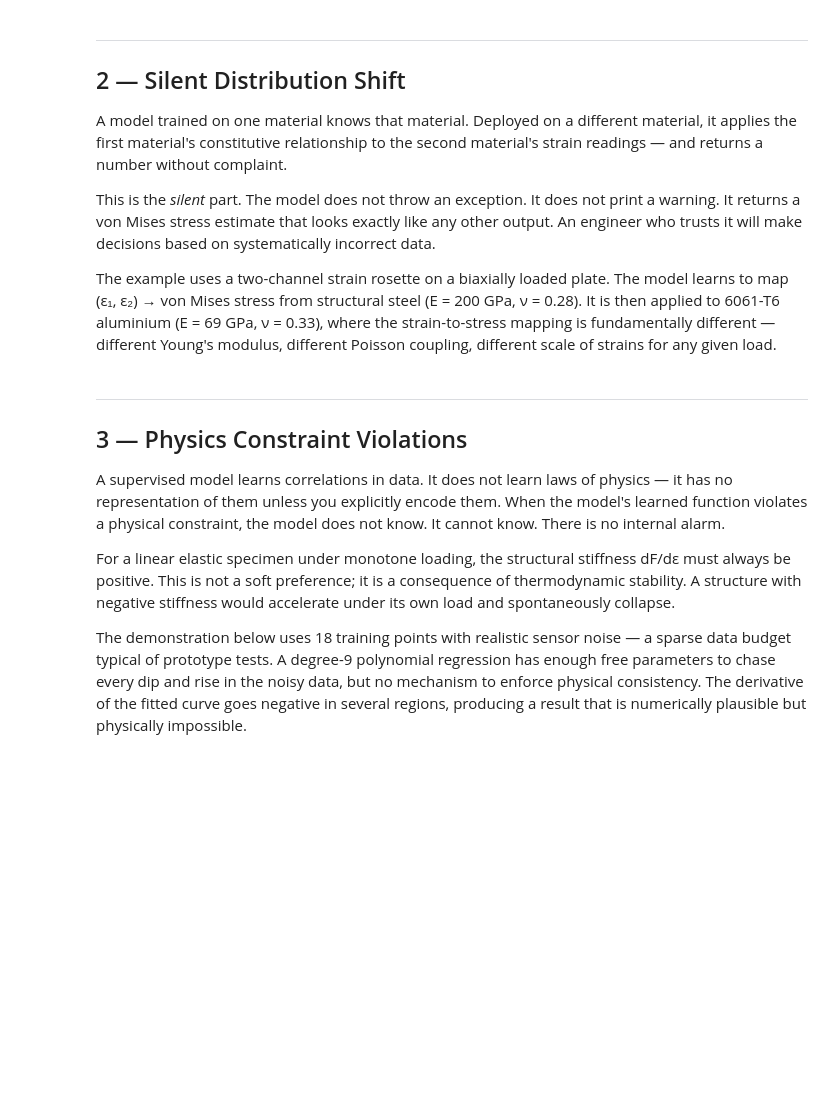
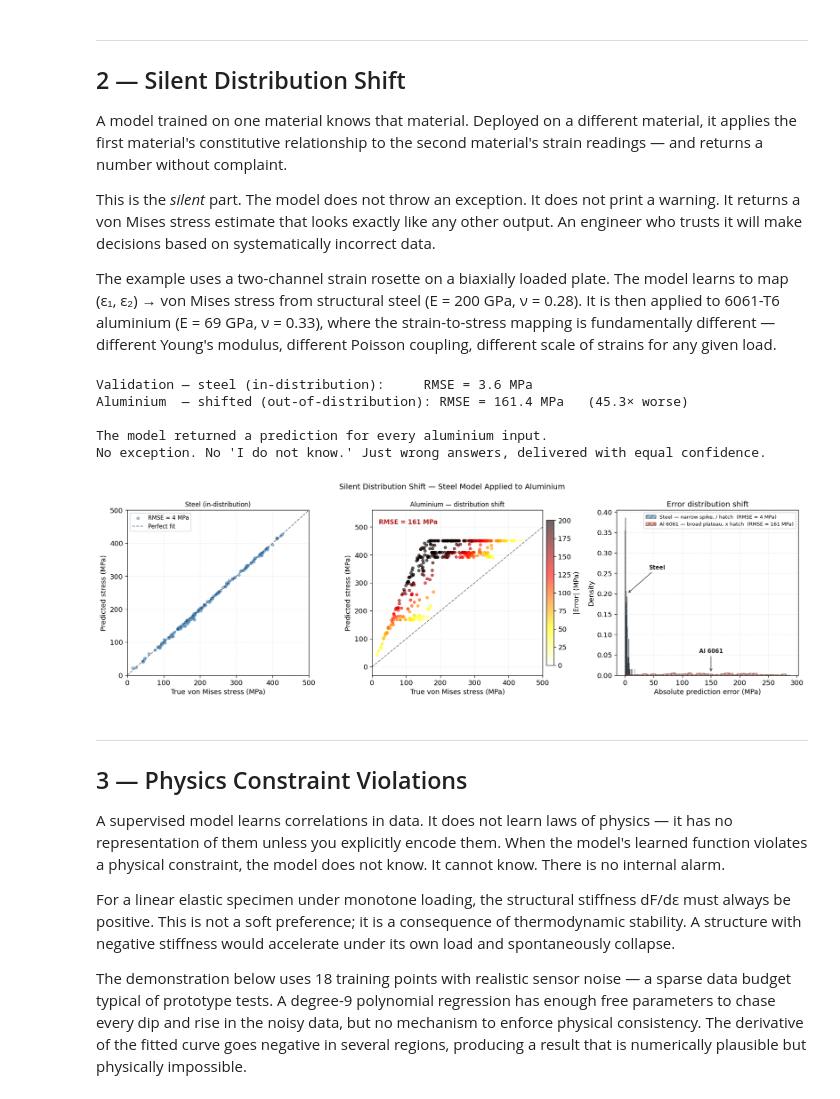
Before and after one commit to mike-bower/modern-strain-gage-technology-notebooks, a Jupyter notebook: notebooks/ch64_what_ai_cannot_do.ipynb, the cells around one changed output. Saved outputs shown, nothing was run; the diff lists cells and outputs as text; code cells hidden in the pictures; blank space fills up the shorter version.

```diff
--- a/notebooks/ch64_what_ai_cannot_do.ipynb
+++ b/notebooks/ch64_what_ai_cannot_do.ipynb
@@ -202,40 +209,59 @@ lim = [0, 500]
 ax = axes[0]
 ax.scatter(y_val, val_pred, color='steelblue', s=18, alpha=0.5,
            label=f'RMSE = {val_rmse:.0f} MPa')
 ax.plot(lim, lim, 'k--', lw=1.2, alpha=0.5, label='Perfect fit')
 ax.set_xlabel('True von Mises stress (MPa)')
 ax.set_ylabel('Predicted stress (MPa)')
 ax.set_title('Steel (in-distribution)', fontsize=10)
 ax.set_xlim(lim); ax.set_ylim(lim)
 ax.legend(fontsize=9); ax.grid(True, linestyle=':', alpha=0.4)
 
 # Panel 2: aluminium — colour encodes error to show heterogeneous failure
 ax = axes[1]
 alum_err = np.abs(alum_pred - y_alum)
 sc = ax.scatter(y_alum, alum_pred, c=alum_err, cmap='hot_r', s=18, alpha=0.6,
                 vmin=0, vmax=200)
 ax.plot(lim, lim, 'k--', lw=1.2, alpha=0.5, label='Perfect fit')
 ax.set_xlabel('True von Mises stress (MPa)')
 ax.set_ylabel('Predicted stress (MPa)')
 ax.set_title('Aluminium — distribution shift', fontsize=10)
 ax.set_xlim(lim); ax.set_ylim([-30, 560])
-ax.text(20, 510, f'RMSE = {alum_rmse:.0f} MPa', fontsize=10, color='tomato', fontweight='bold')
+ax.text(20, 510, f'RMSE = {alum_rmse:.0f} MPa', fontsize=10, color='firebrick', fontweight='bold')
 ax.grid(True, linestyle=':', alpha=0.4)
 plt.colorbar(sc, ax=axes[1], label='|Error| (MPa)', fraction=0.04, pad=0.02)
 
-# Panel 3: error histograms
-axes[2].hist(np.abs(val_pred  - y_val),  bins=40, alpha=0.65, color='steelblue',
-             density=True, label=f'Steel  (RMSE = {val_rmse:.0f} MPa)')
-axes[2].hist(np.abs(alum_pred - y_alum), bins=40, alpha=0.65, color='tomato',
-             density=True, label=f'Al 6061 (RMSE = {alum_rmse:.0f} MPa)')
+# Panel 3: error histograms. The two distributions overlap, so each one is
+# hatched and labelled in place — colour alone would vanish in a black-and-
+# white printing of the book.
+err_steel = np.abs(val_pred  - y_val)
+err_alum  = np.abs(alum_pred - y_alum)
+axes[2].hist(err_steel, bins=40, density=True, facecolor='steelblue', alpha=0.55,
+             hatch='///', edgecolor='0.15', linewidth=0.8,
+             label=f'Steel — narrow spike, / hatch  (RMSE = {val_rmse:.0f} MPa)')
+axes[2].hist(err_alum, bins=40, density=True, facecolor='tomato', alpha=0.55,
+             hatch='xxx', edgecolor='0.15', linewidth=0.8,
+             label=f'Al 6061 — broad plateau, x hatch  (RMSE = {alum_rmse:.0f} MPa)')
 axes[2].set_xlabel('Absolute prediction error (MPa)')
 axes[2].set_ylabel('Density')
 axes[2].set_title('Error distribution shift')
-axes[2].legend(fontsize=9); axes[2].grid(True, linestyle=':', alpha=0.4)
+axes[2].annotate('Steel', xy=(4, 0.20), xytext=(42, 0.26), fontsize=9,
+                 color='0.15', fontweight='bold',
+                 arrowprops=dict(arrowstyle='->', color='0.25', lw=1.0))
+axes[2].annotate('Al 6061', xy=(150, 0.006), xytext=(150, 0.055), fontsize=9,
+                 color='0.15', fontweight='bold', ha='center',
+                 arrowprops=dict(arrowstyle='->', color='0.25', lw=1.0))
+axes[2].legend(fontsize=8); axes[2].grid(True, linestyle=':', alpha=0.4)
 
 plt.tight_layout()
 plt.savefig(OUT_DIR / 'fig64_nb2_distribution_shift.png', bbox_inches='tight', dpi=150)
 plt.show()
+# %% [output]
+Validation — steel (in-distribution):     RMSE = 3.6 MPa
+Aluminium  — shifted (out-of-distribution): RMSE = 161.4 MPa   (45.3× worse)
+
+The model returned a prediction for every aluminium input.
+No exception. No 'I do not know.' Just wrong answers, delivered with equal confidence.
+[figure, added]
 # %% [markdown]
 ---
 ## 3 — Physics Constraint Violations
```
Also changed, not shown: parts of 3 cells of this notebook, 35 other files.
